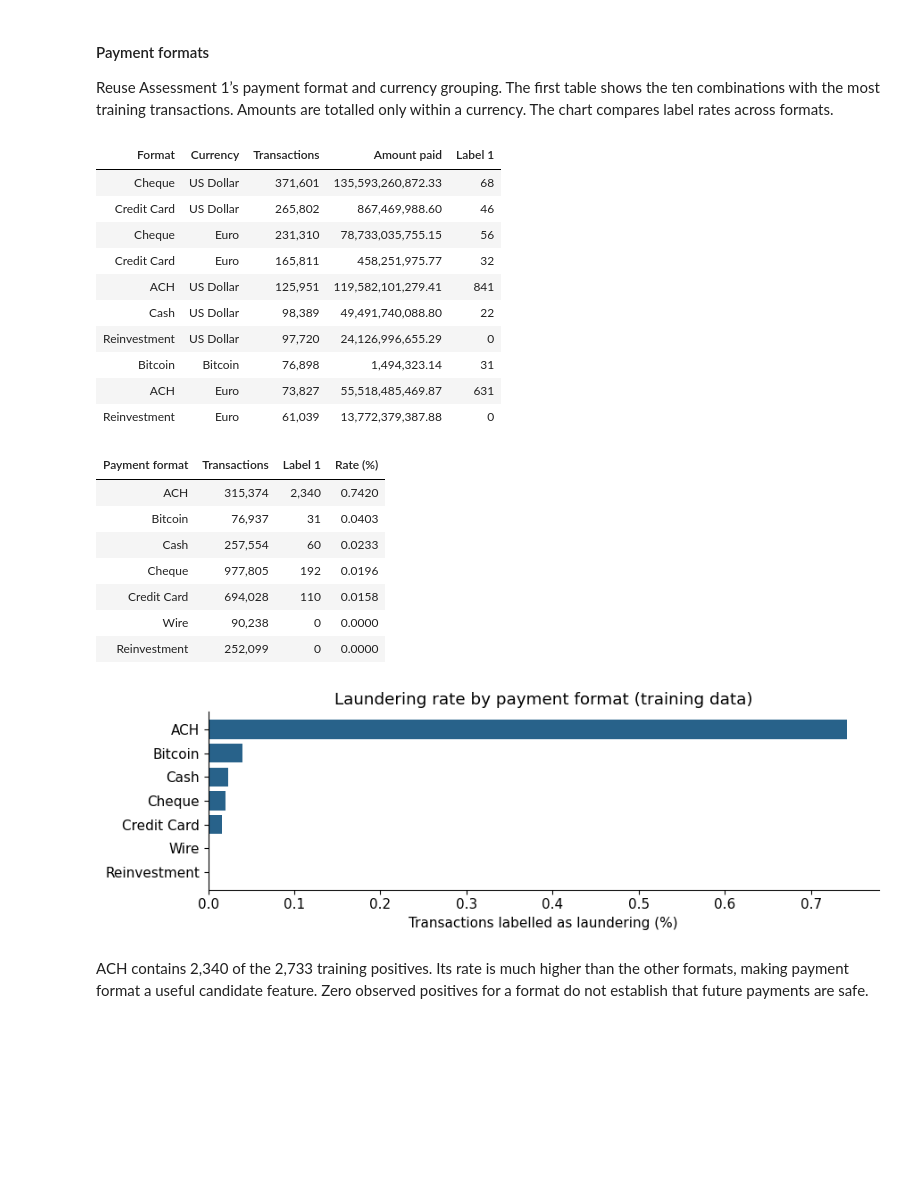
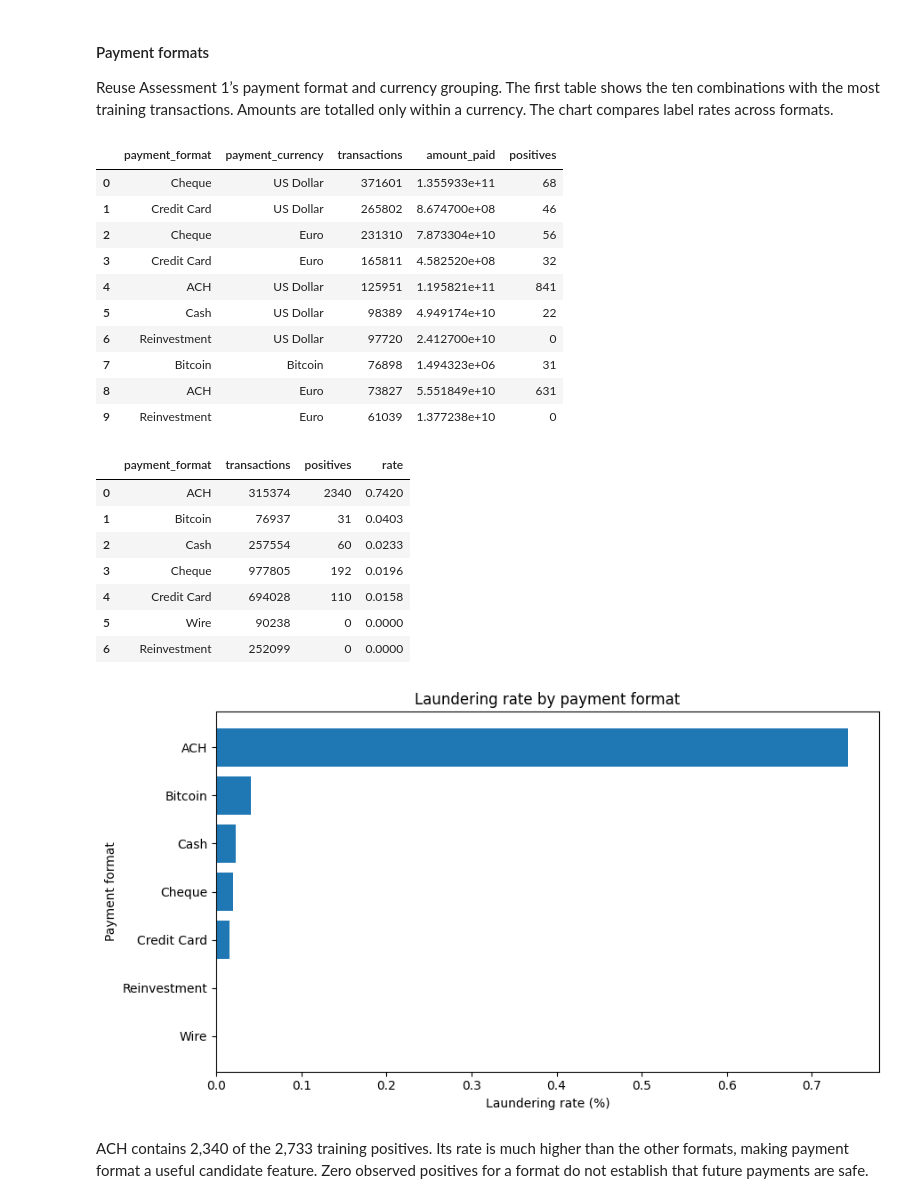
Before and after one commit to tung-lechu/assessment2-aml, a Jupyter notebook: assessment2.ipynb, the cells around one changed output. Saved outputs shown, nothing was run; the diff lists cells and outputs as text; code cells hidden in the pictures; blank space fills up the shorter version.

```diff
--- a/assessment2.ipynb
+++ b/assessment2.ipynb
@@ -772,38 +702,44 @@ Reuse Assessment 1’s payment format and currency grouping. The first table sho
 # %%
 payment_summary = train_df.groupBy("payment_format", "payment_currency").agg(
     F.count("*").alias("transactions"), F.sum("amount_paid").alias("amount_paid"),
     F.sum("is_laundering").alias("positives"),
 )
-show_table(["Format", "Currency", "Transactions", "Amount paid", "Label 1"], [
-    (r.payment_format, r.payment_currency, f"{r.transactions:,}", f"{r.amount_paid:,.2f}", r.positives)
-    for r in payment_summary.orderBy(F.desc("transactions")).limit(10).collect()
-])
-format_rows = train_df.groupBy("payment_format").agg(
+display(payment_summary.orderBy(F.desc("transactions")).limit(10).toPandas().round(2))
+format_risk = train_df.groupBy("payment_format").agg(
     F.count("*").alias("transactions"), F.sum("is_laundering").alias("positives"),
     (100 * F.avg("is_laundering")).alias("rate"),
-).orderBy(F.desc("rate")).collect()
-plot_rates(format_rows, "payment_format", "Laundering rate by payment format", "payment_formats.png")
+).orderBy(F.desc("rate")).toPandas()
+display(format_risk.round(4))
+plot_data = format_risk.sort_values("rate")
+
+plt.figure(figsize=(9, 5))
+plt.barh(plot_data["payment_format"], plot_data["rate"])
+plt.title("Laundering rate by payment format")
+plt.xlabel("Laundering rate (%)")
+plt.ylabel("Payment format")
+plt.tight_layout()
+plt.show()
 # %% [output]
-| Format | Currency | Transactions | Amount paid | Label 1 |
-| Cheque | US Dollar | 371,601 | 135,593,260,872.33 | 68 |
-| Credit Card | US Dollar | 265,802 | 867,469,988.60 | 46 |
-| Cheque | Euro | 231,310 | 78,733,035,755.15 | 56 |
-| Credit Card | Euro | 165,811 | 458,251,975.77 | 32 |
-| ACH | US Dollar | 125,951 | 119,582,101,279.41 | 841 |
-| Cash | US Dollar | 98,389 | 49,491,740,088.80 | 22 |
-| Reinvestment | US Dollar | 97,720 | 24,126,996,655.29 | 0 |
-| Bitcoin | Bitcoin | 76,898 | 1,494,323.14 | 31 |
-| ACH | Euro | 73,827 | 55,518,485,469.87 | 631 |
-| Reinvestment | Euro | 61,039 | 13,772,379,387.88 | 0 |
+|  | payment_format | payment_currency | transactions | amount_paid | positives |
+| 0 | Cheque | US Dollar | 371601 | 1.355933e+11 | 68 |
+| 1 | Credit Card | US Dollar | 265802 | 8.674700e+08 | 46 |
+| 2 | Cheque | Euro | 231310 | 7.873304e+10 | 56 |
+| 3 | Credit Card | Euro | 165811 | 4.582520e+08 | 32 |
+| 4 | ACH | US Dollar | 125951 | 1.195821e+11 | 841 |
+| 5 | Cash | US Dollar | 98389 | 4.949174e+10 | 22 |
+| 6 | Reinvestment | US Dollar | 97720 | 2.412700e+10 | 0 |
+| 7 | Bitcoin | Bitcoin | 76898 | 1.494323e+06 | 31 |
+| 8 | ACH | Euro | 73827 | 5.551849e+10 | 631 |
+| 9 | Reinvestment | Euro | 61039 | 1.377238e+10 | 0 |
-| Payment format | Transactions | Label 1 | Rate (%) |
-| ACH | 315,374 | 2,340 | 0.7420 |
-| Bitcoin | 76,937 | 31 | 0.0403 |
-| Cash | 257,554 | 60 | 0.0233 |
-| Cheque | 977,805 | 192 | 0.0196 |
-| Credit Card | 694,028 | 110 | 0.0158 |
-| Wire | 90,238 | 0 | 0.0000 |
-| Reinvestment | 252,099 | 0 | 0.0000 |
+|  | payment_format | transactions | positives | rate |
+| 0 | ACH | 315374 | 2340 | 0.7420 |
+| 1 | Bitcoin | 76937 | 31 | 0.0403 |
+| 2 | Cash | 257554 | 60 | 0.0233 |
+| 3 | Cheque | 977805 | 192 | 0.0196 |
+| 4 | Credit Card | 694028 | 110 | 0.0158 |
+| 5 | Wire | 90238 | 0 | 0.0000 |
+| 6 | Reinvestment | 252099 | 0 | 0.0000 |
-[figure, old version]
+[figure, new version]
 # %% [markdown]
 ACH contains 2,340 of the 2,733 training positives. Its rate is much higher than the other formats, making payment format a useful candidate feature. Zero observed positives for a format do not establish that future payments are safe.
 # %% [markdown]
```
Also changed, not shown: parts of 66 cells of this notebook, 2 other files.
